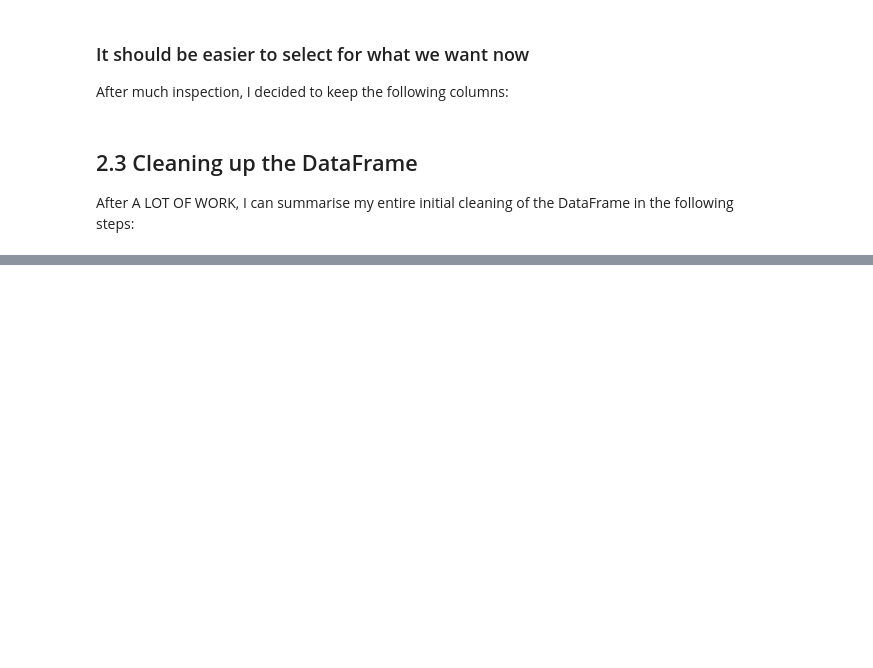
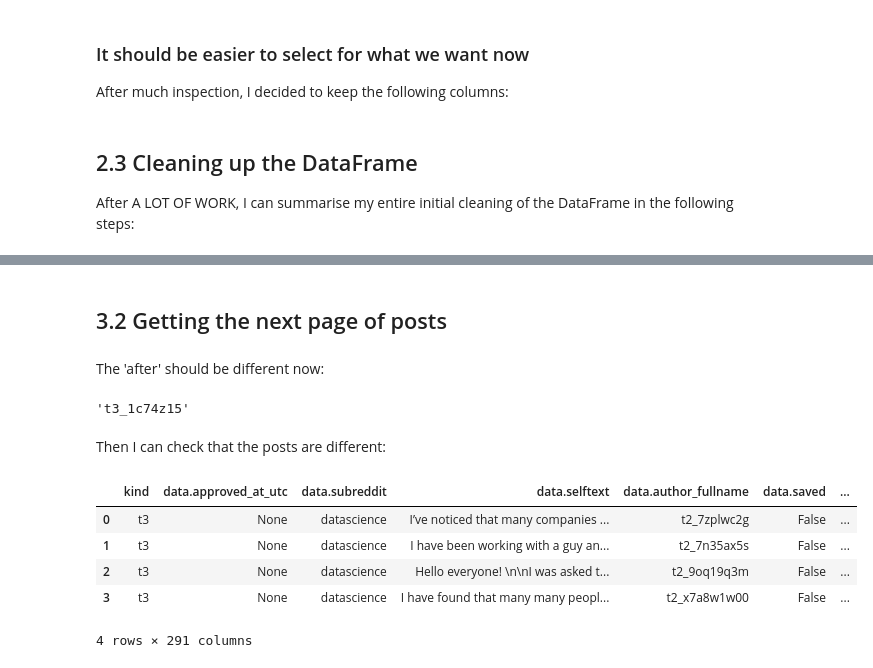
Before and after one commit to zoe-e-thomas/ds105a-2024, a Jupyter notebook: notebooks/W08-Lecture-NB01-API-with-credentials.ipynb, the cells around one changed output, grey strips where cells are left out. Cells and saved outputs as stored; diff of their text form; code cells hidden in the pictures; blank space fills up the shorter version.

```diff
--- a/notebooks/W08-Lecture-NB01-API-with-credentials.ipynb
+++ b/notebooks/W08-Lecture-NB01-API-with-credentials.ipynb
@@ -552,0 +621,21 @@ df.head(5).set_index('permalink')
+# %% [markdown]
+## 3.2 Getting the next page of posts
+# %%
+next_posts, after = get_next_top100_posts("datascience", my_token, after)
+# %% [markdown]
+The 'after' should be different now:
+# %%
+after
+# %% [output]
+'t3_1c74z15'
+# %% [markdown]
+Then I can check that the posts are different:
+# %%
+pd.json_normalize(next_posts).head(4)
+# %% [output]
+|  | kind | data.approved_at_utc | data.subreddit | data.selftext | data.author_fullname | data.saved | ... |
+| 0 | t3 | None | datascience | I’ve noticed that many companies ... | t2_7zplwc2g | False | ... |
+| 1 | t3 | None | datascience | I have been working with a guy an... | t2_7n35ax5s | False | ... |
+| 2 | t3 | None | datascience | Hello everyone! \n\nI was asked t... | t2_9oq19q3m | False | ... |
+| 3 | t3 | None | datascience | I have found that many many peopl... | t2_x7a8w1w00 | False | ... |
+4 rows × 291 columns
```
Also changed, not shown: parts of 25 cells of this notebook, 3 other files.
